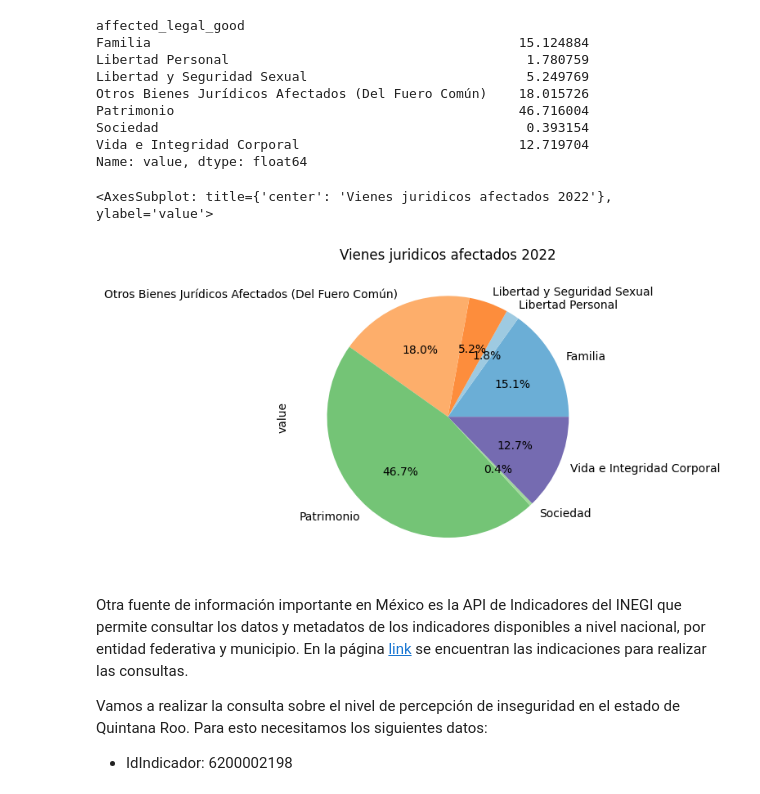
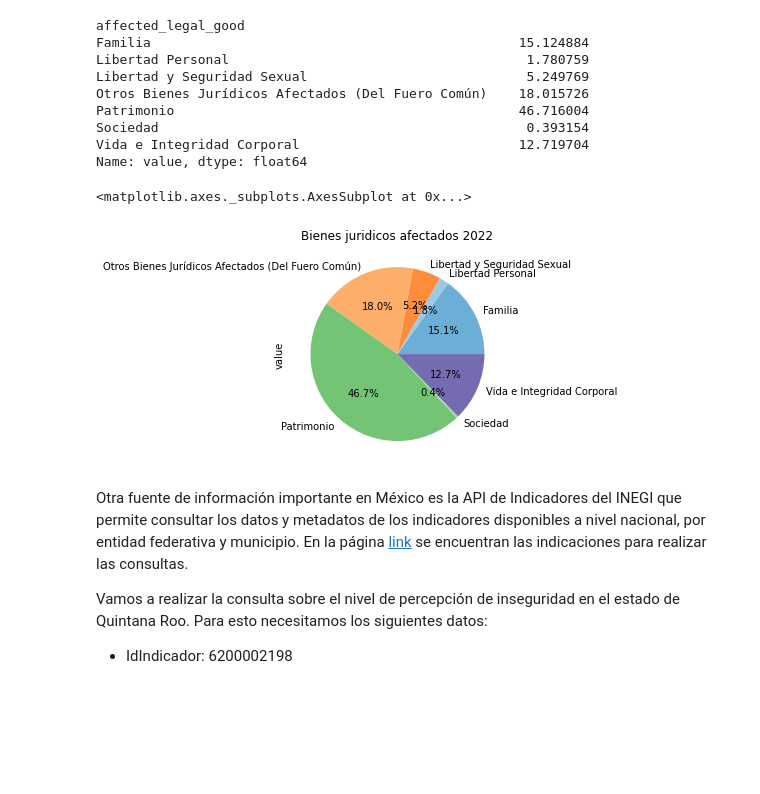
Before and after one commit to BeduEquipo19/Proyecto_Python, a Jupyter notebook: proyecto2.ipynb, the cells around one changed output. Drawn from its saved outputs; the diff is of its cells as text; code cells hidden in the pictures; blank space fills up the shorter version.

```diff
--- a/proyecto2.ipynb
+++ b/proyecto2.ipynb
@@ -852,10 +860,10 @@ Vida e Integridad Corporal                            12.719704
 Name: value, dtype: float64
 # %%
 cmap = plt.get_cmap("tab20c")
-inseguridad_2022_porcentaje.plot.pie(colors=cmap([1, 2, 5, 6, 9, 10, 12]),title='Vienes juridicos afectados 2022', autopct='%1.1f%%')
+inseguridad_2022_porcentaje.plot.pie(colors=cmap([1, 2, 5, 6, 9, 10, 12]),title='Bienes juridicos afectados 2022', autopct='%1.1f%%')
 # %% [output]
-<AxesSubplot: title={'center': 'Vienes juridicos afectados 2022'}, ylabel='value'>
+<matplotlib.axes._subplots.AxesSubplot at 0x...>
-[figure, old version]
+[figure, new version]
 # %% [markdown]
 Otra fuente de información importante en México es la API de Indicadores del INEGI que permite consultar los datos y metadatos de los indicadores disponibles a nivel nacional, por entidad federativa y municipio. En la página [link](https://www.inegi.org.mx/servicios/api_indicadores.html) se encuentran las indicaciones para realizar las consultas.
 
```
Also changed, not shown: parts of 5 cells of this notebook.
